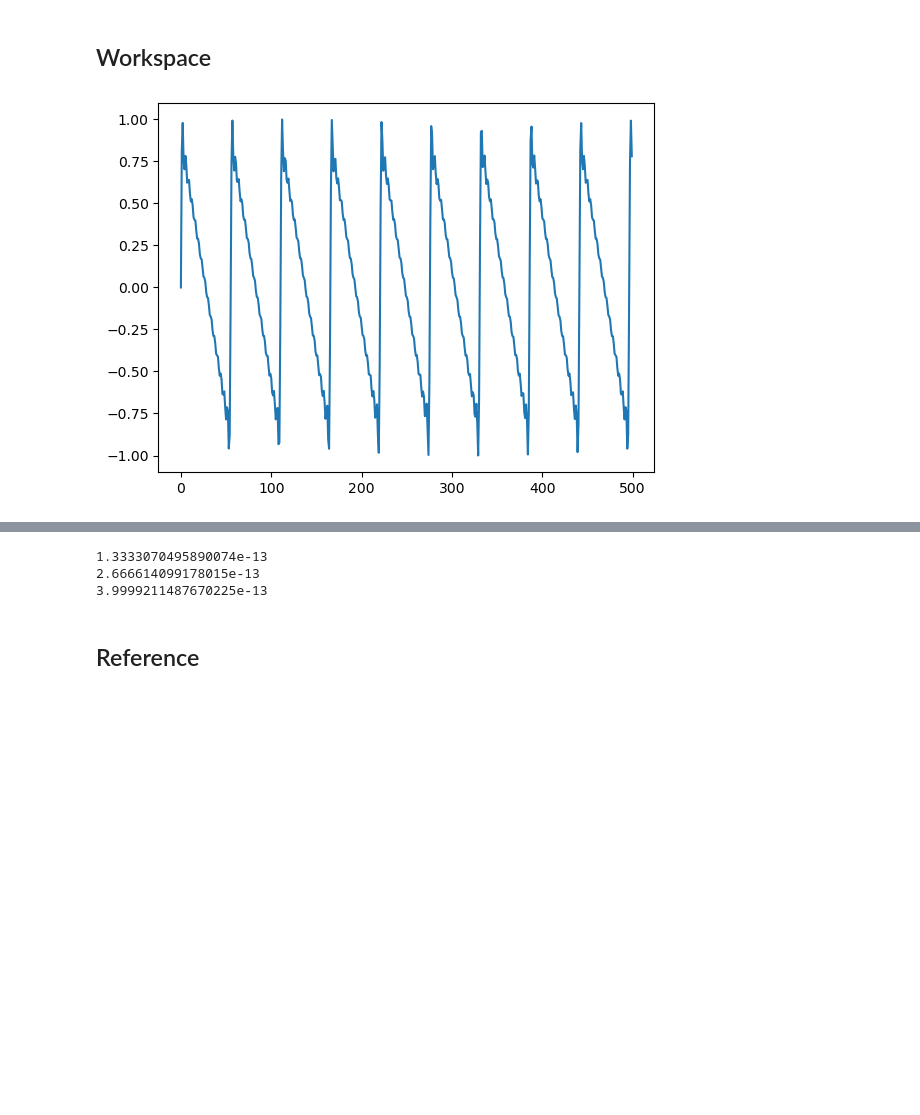
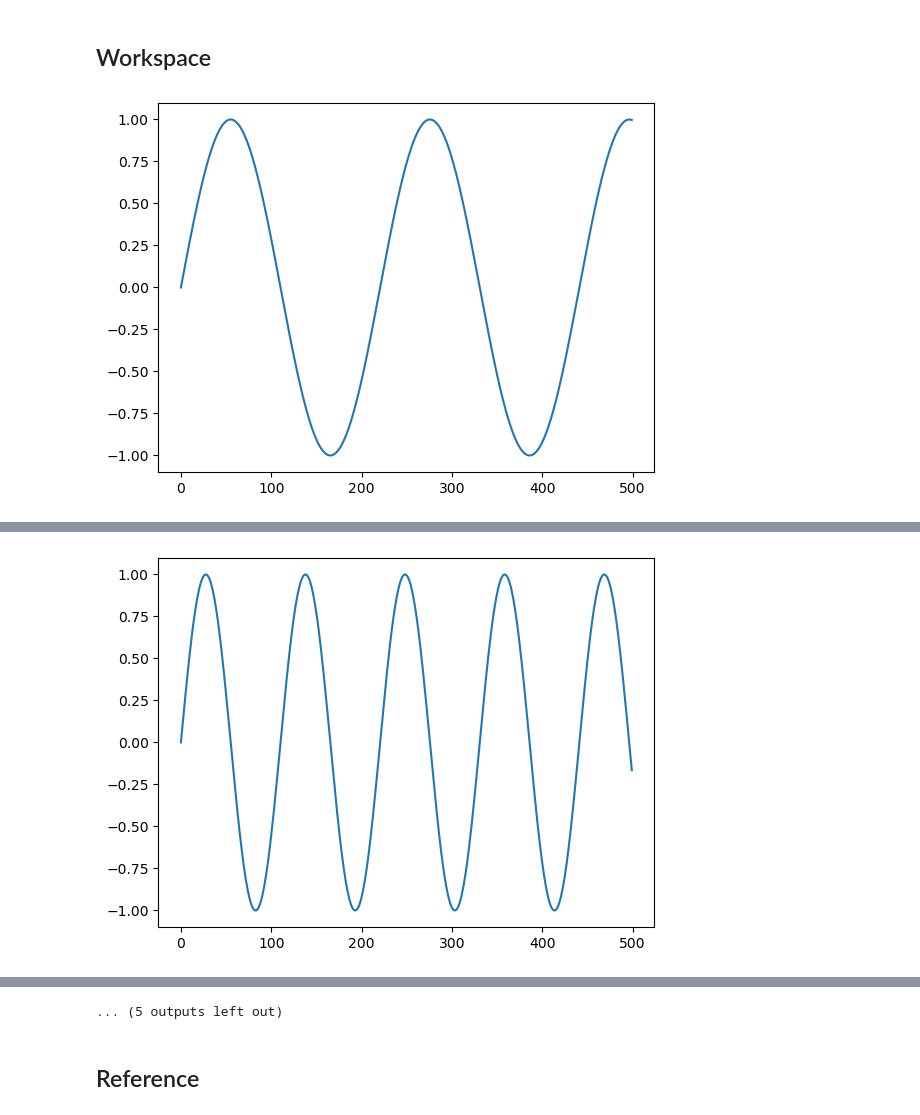
Before and after one commit to jasonvla/fundamentals_music_proc, a Jupyter notebook: composite_signal.ipynb, the cells around one changed output, grey strips where cells are left out. Drawn from its saved outputs; the diff is of its cells as text; code cells hidden in the pictures; blank space fills up the shorter version.

```diff
--- a/composite_signal.ipynb
+++ b/composite_signal.ipynb
@@ -113,39 +113,74 @@ import matplotlib.pyplot as plt
     - Combine them to make a pseudo-realistic composite waveform.
       - Hint: Audio({time_array_1} + {time_array_1}, rate=sr)
 """
 def sin_signal(
         a: Union[int, float],
         hz: Union[int, float],
         t: Union[int, float, np.array]
 ):
     return a * np.sin(2*np.pi* hz * t)
 
 def fundamental_with_partials(
         T,
         sr,
-        fundamental: int = 400,
-        multipliers=[1 * n for n in range(2, 16)]
+        fundamental: int = 100, # change for different sound
+        multipliers=[1 * n for n in range(2, 16)] # adjustable
     ):
 
     overtone_dict = {fundamental: 1}
 
     time_array = np.linspace(0, T, int(T * sr)) # discretize time
 
     for num in multipliers:
         overtone_dict[num * fundamental] = 1 / num
 
-    output = 0
+    complex_sig = 0
 
     for freq, amp in overtone_dict.items():
         s = sin_signal(amp, freq, time_array)
-        output += s
+        complex_sig += s
+        plt.plot(s[:500])
+        plt.show()
 
-    output = output / np.max(np.abs(output)) # normalize
-    plt.plot(output[:500])
+    # output = output / np.max(np.abs(output)) # normalize
+    plt.plot(complex_sig[:2500])
     plt.show()
+    return Audio(complex_sig, rate=sr)
 
-    return Audio(output, rate=sr)
+# fundamental_with_partials(1, 22050)      # revise !
 
-fundamental_with_partials(5, 22050)      # revise !
+
+"""
+signal with constant amplitude = 1
+"""
+
+def fundamental_partial_constant_amp(
+        T,
+        sr,
+        fundamental: int = 100, # change for different sound
+        multipliers=[1 * n for n in range(2, 16)] # adjustable
+    ):
+
+    overtone_dict = {fundamental: 1}
+
+    time_array = np.linspace(0, T, int(T * sr)) # discretize time
+
+    for num in multipliers:
+        overtone_dict[num * fundamental] = 1
+
+    complex_sig = 0
+
+    for freq, amp in overtone_dict.items():
+        s = sin_signal(amp, freq, time_array)
+        complex_sig += s
+        plt.plot(s[:500])
+        plt.show()
+
+    # output = output / np.max(np.abs(output)) # normalize
+    plt.plot(complex_sig[:2500])
+    plt.show()
+    return Audio(complex_sig, rate=sr)
+
+fundamental_partial_constant_amp(1, 22050)
 # %% [output]
-[figure, old version]
+[figure, new version]
@@ -152,0 +187 @@ fundamental_with_partials(5, 22050)      # revise !
+[figure, added]
@@ -153,16 +198,4 @@ fundamental_with_partials(5, 22050)      # revise !
+... (5 outputs left out)
-# %%
-def combined_sin(t: Union[int, float, np.array],
-                overtone_dict: dict = fundamental_with_partials()
-                ):
-    output_val = 0
-    for hz in overtone_dict:
-        output_val += sin_simple(overtone_dict[hz], hz, t)
-        print(output_val)
-combined_sin(t=5)
-# %% [output]
-1.3333070495890074e-13
-2.666614099178015e-13
-3.9999211487670225e-13
 # %% [markdown]
 ## Reference
 # %%
```
Also changed, not shown: parts of 2 cells of this notebook.
